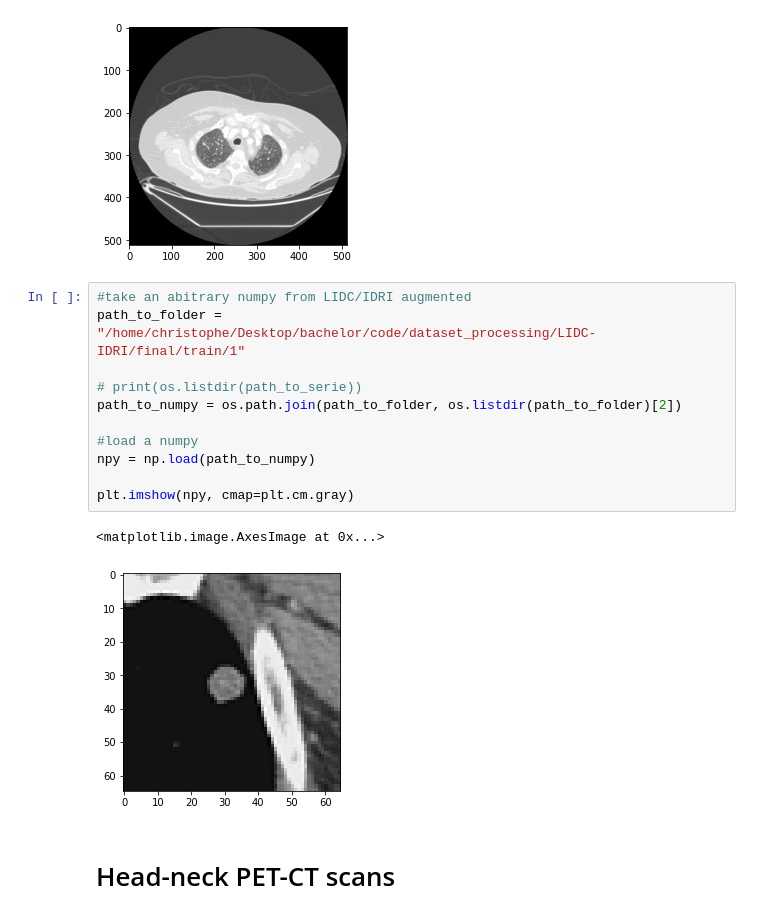
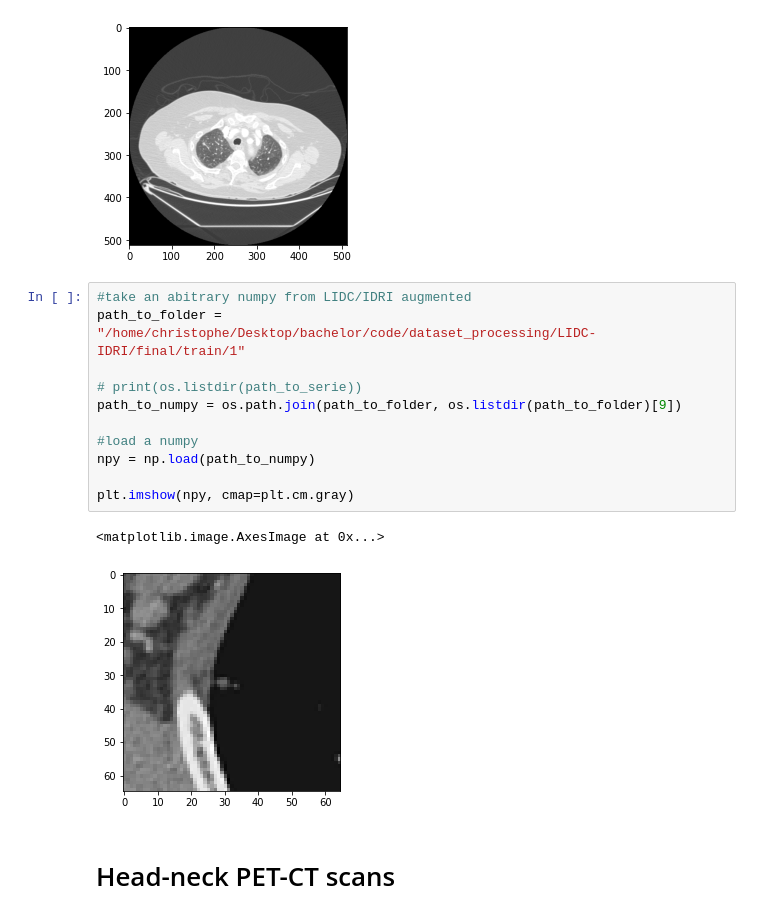
Before and after one commit to Fontanjo/Hydra_Segmentation, a Jupyter notebook: notebooks/newdsvisualization.ipynb, the cells around one changed output. Saved outputs shown, nothing was run; the diff lists cells and outputs as text.

```diff
--- a/notebooks/newdsvisualization.ipynb
+++ b/notebooks/newdsvisualization.ipynb
@@ -62,17 +63,17 @@ plt.imshow(npy, cmap=plt.cm.gray)
 # %%
 #take an abitrary numpy from LIDC/IDRI augmented
 path_to_folder = "/home/christophe/Desktop/bachelor/code/dataset_processing/LIDC-IDRI/final/train/1"
 
 # print(os.listdir(path_to_serie))
-path_to_numpy = os.path.join(path_to_folder, os.listdir(path_to_folder)[2])
+path_to_numpy = os.path.join(path_to_folder, os.listdir(path_to_folder)[9])
 
 #load a numpy
 npy = np.load(path_to_numpy)
 
 plt.imshow(npy, cmap=plt.cm.gray)
 # %% [output]
 <matplotlib.image.AxesImage at 0x...>
-[figure, old version]
+[figure, new version]
 # %% [markdown]
 # Head-neck PET-CT scans
 # %%
```
Also changed, not shown: parts of 9 cells of this notebook, 13 other files.
